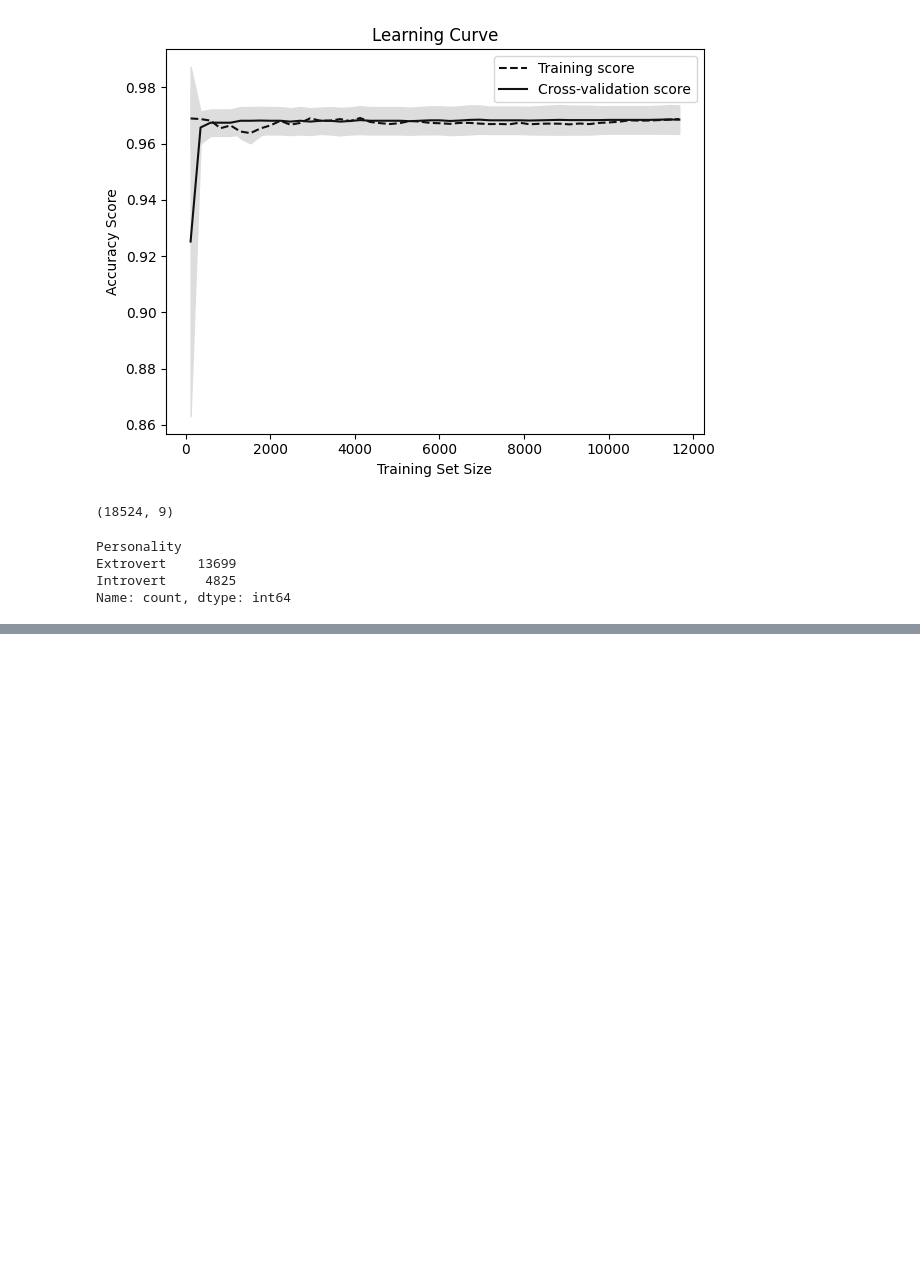
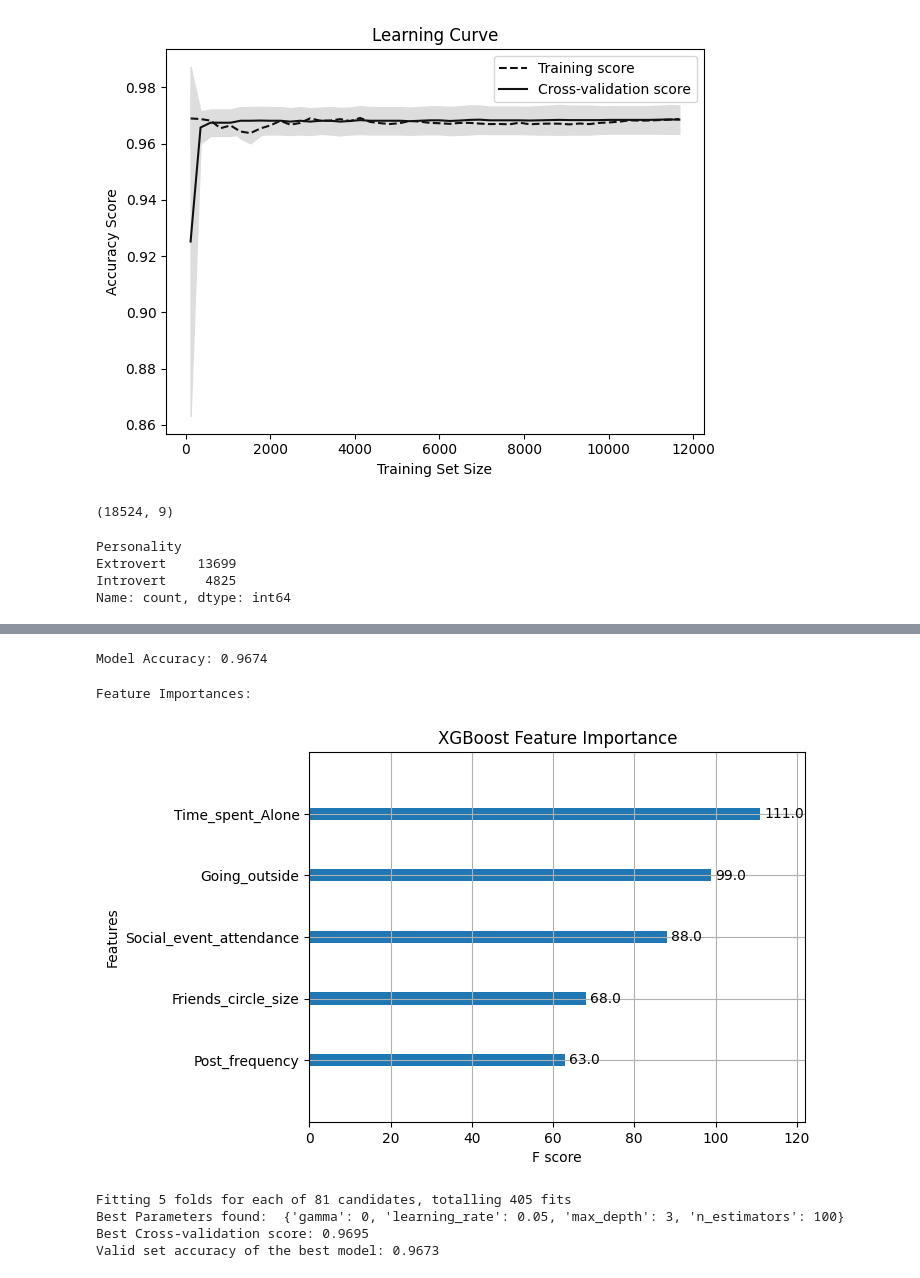
Before and after one commit to chitreshkr/Kaggle_Projects, a Jupyter notebook: Introvert vs Extrovert/introverts-vs-extroverts.ipynb, the cells around one changed output, grey strips where cells are left out. Drawn from its saved outputs; the diff is of its cells as text; code cells hidden in the pictures; blank space fills up the shorter version.

```diff
--- a/Introvert vs Extrovert/introverts-vs-extroverts.ipynb
+++ b/Introvert vs Extrovert/introverts-vs-extroverts.ipynb
@@ -532,3 +532,20 @@ Personality
 Extrovert    13699
 Introvert     4825
 Name: count, dtype: int64
+# %%
+import xgboost as xgb
+xgb_model = xgb.XGBClassifier(
+    objective='binary:logistic',  # for binary classification
+    n_estimators=200,             # Number of boosting rounds
+    learning_rate=0.1,
+    max_depth=3,
+    eval_metric='logloss',        # Evaluation metric for early stopping
+    use_label_encoder=False,      # Suppress a deprecation warning
+    seed=42                 # for reproducibility
+)
+# %%
+xgb_model.fit(X_train,y_train,
+              eval_set=[(X_valid, y_valid)],  # Provide a validation set
+                early_stopping_rounds=10,
+              verbose=False
+             )
@@ -534,0 +564,55 @@ Name: count, dtype: int64
+# %%
+y_pred_xgb = xgb_model.predict(X_valid)
+accuracy_xgb = accuracy_score(y_valid, y_pred_xgb)
+
+print(f"Model Accuracy: {accuracy_xgb:.4f}")
+# %% [output]
+Model Accuracy: 0.9674
+# %%
+print("\nFeature Importances:")
+xgb.plot_importance(xgb_model, max_num_features=5)
+plt.title("XGBoost Feature Importance")
+plt.show()
+# %% [output]
+Feature Importances:
+[figure, added]
+# %%
+from sklearn.model_selection import GridSearchCV
+param_grid = {
+    'max_depth': [3, 4, 5],
+    'learning_rate': [0.1, 0.05, 0.01],
+    'n_estimators': [100, 200, 300],
+    'gamma': [0, 0.1, 0.2]
+}
+
+
+
+# 4. Set up GridSearchCV
+# cv=5 means 5-fold cross-validation.
+# n_jobs=-1 uses all available CPU cores.
+# verbose=1 shows progress.
+grid_search = GridSearchCV(
+    estimator=xgb_model,
+    param_grid=param_grid,
+    scoring='accuracy',
+    cv=5,
+    n_jobs=-1,
+    verbose=1
+)
+
+# 5. Run the grid search
+grid_search.fit(X_train, y_train)
+
+# 6. Print the best results
+print("Best Parameters found: ", grid_search.best_params_)
+print("Best Cross-validation score: {:.4f}".format(grid_search.best_score_))
+
+# You can now use the best estimator for predictions
+best_model = grid_search.best_estimator_
+accuracy_GridCV = best_model.score(X_valid, y_valid)
+print(f"Valid set accuracy of the best model: {accuracy_GridCV:.4f}")
+# %% [output]
+Fitting 5 folds for each of 81 candidates, totalling 405 fits
+Best Parameters found:  {'gamma': 0, 'learning_rate': 0.05, 'max_depth': 3, 'n_estimators': 100}
+Best Cross-validation score: 0.9695
+Valid set accuracy of the best model: 0.9673
```
Also changed, not shown: parts of 5 cells of this notebook.
